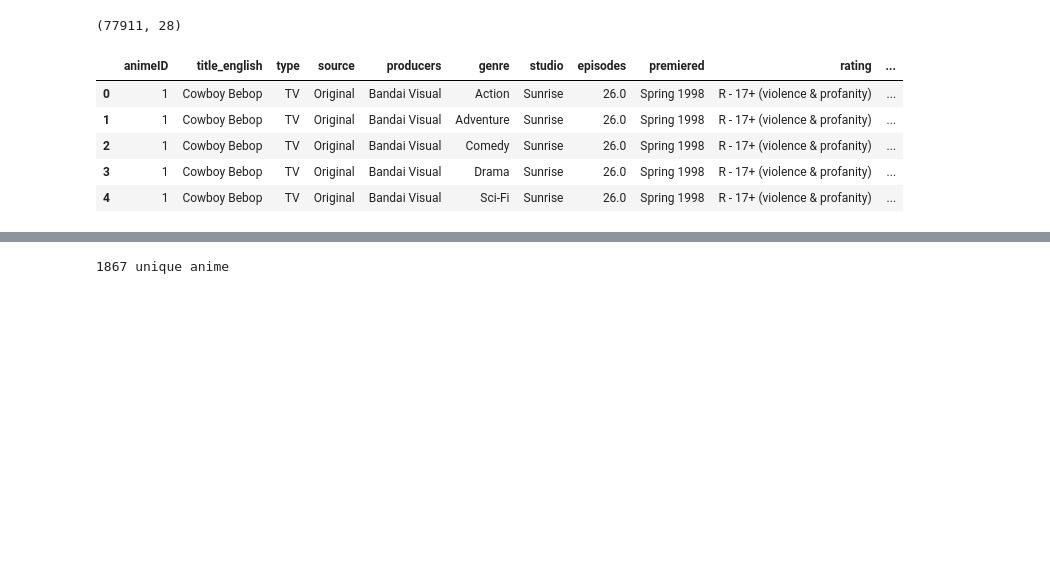
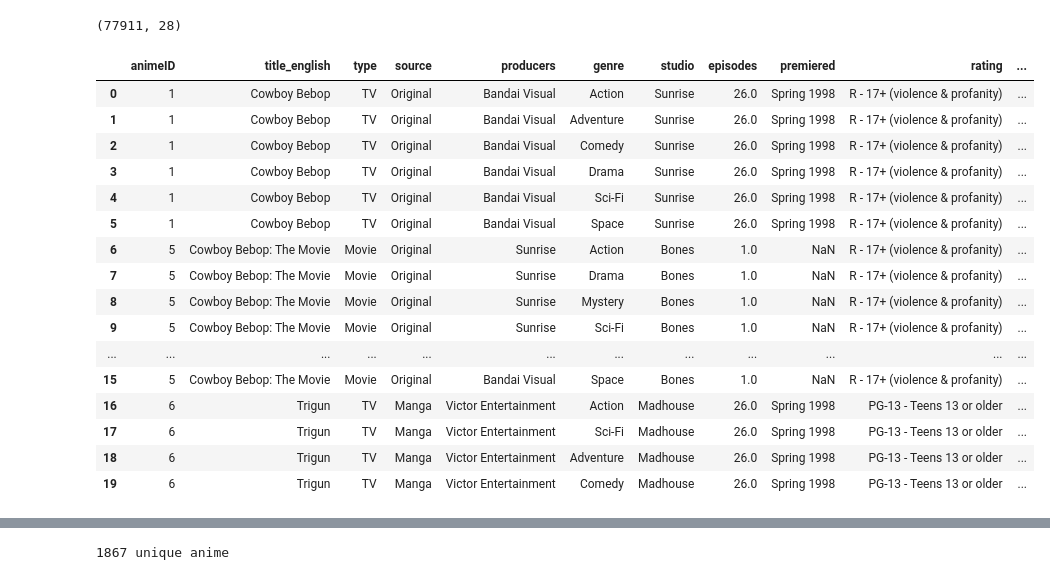
Before and after one commit to KWellesly/ML4Anime, a Jupyter notebook: data_cleaning.ipynb, the cells around one changed output, grey strips where cells are left out. Drawn from its saved outputs; the diff is of its cells as text; code cells hidden in the pictures; blank space fills up the shorter version.

```diff
--- a/data_cleaning.ipynb
+++ b/data_cleaning.ipynb
@@ -31,16 +29,26 @@ df.shape
 # %%
 desired_cols = ['animeID', 'title_english', 'type', 'source', 'producers', 'genre', 'studio',
                'episodes', 'premiered', 'rating', 'score', 'scored_by', 'rank', 'popularity',
                'members', 'favorites', 'synopsis']
 truncated_df = df[desired_cols]
-truncated_df.head()
 # %% [output]
 |  | animeID | title_english | type | source | producers | genre | studio | episodes | premiered | rating | ... |
 | 0 | 1 | Cowboy Bebop | TV | Original | Bandai Visual | Action | Sunrise | 26.0 | Spring 1998 | R - 17+ (violence & profanity) | ... |
 | 1 | 1 | Cowboy Bebop | TV | Original | Bandai Visual | Adventure | Sunrise | 26.0 | Spring 1998 | R - 17+ (violence & profanity) | ... |
 | 2 | 1 | Cowboy Bebop | TV | Original | Bandai Visual | Comedy | Sunrise | 26.0 | Spring 1998 | R - 17+ (violence & profanity) | ... |
 | 3 | 1 | Cowboy Bebop | TV | Original | Bandai Visual | Drama | Sunrise | 26.0 | Spring 1998 | R - 17+ (violence & profanity) | ... |
 | 4 | 1 | Cowboy Bebop | TV | Original | Bandai Visual | Sci-Fi | Sunrise | 26.0 | Spring 1998 | R - 17+ (violence & profanity) | ... |
+| 5 | 1 | Cowboy Bebop | TV | Original | Bandai Visual | Space | Sunrise | 26.0 | Spring 1998 | R - 17+ (violence & profanity) | ... |
+| 6 | 5 | Cowboy Bebop: The Movie | Movie | Original | Sunrise | Action | Bones | 1.0 | NaN | R - 17+ (violence & profanity) | ... |
+| 7 | 5 | Cowboy Bebop: The Movie | Movie | Original | Sunrise | Drama | Bones | 1.0 | NaN | R - 17+ (violence & profanity) | ... |
+| 8 | 5 | Cowboy Bebop: The Movie | Movie | Original | Sunrise | Mystery | Bones | 1.0 | NaN | R - 17+ (violence & profanity) | ... |
+| 9 | 5 | Cowboy Bebop: The Movie | Movie | Original | Sunrise | Sci-Fi | Bones | 1.0 | NaN | R - 17+ (violence & profanity) | ... |
+| ... | ... | ... | ... | ... | ... | ... | ... | ... | ... | ... | ... |
+| 15 | 5 | Cowboy Bebop: The Movie | Movie | Original | Bandai Visual | Space | Bones | 1.0 | NaN | R - 17+ (violence & profanity) | ... |
+| 16 | 6 | Trigun | TV | Manga | Victor Entertainment | Action | Madhouse | 26.0 | Spring 1998 | PG-13 - Teens 13 or older | ... |
+| 17 | 6 | Trigun | TV | Manga | Victor Entertainment | Sci-Fi | Madhouse | 26.0 | Spring 1998 | PG-13 - Teens 13 or older | ... |
+| 18 | 6 | Trigun | TV | Manga | Victor Entertainment | Adventure | Madhouse | 26.0 | Spring 1998 | PG-13 - Teens 13 or older | ... |
+| 19 | 6 | Trigun | TV | Manga | Victor Entertainment | Comedy | Madhouse | 26.0 | Spring 1998 | PG-13 - Teens 13 or older | ... |
 # %%
 # filter out bad titles. Only want titles that have an english name
 
```
Also changed, not shown: parts of 11 cells of this notebook.
